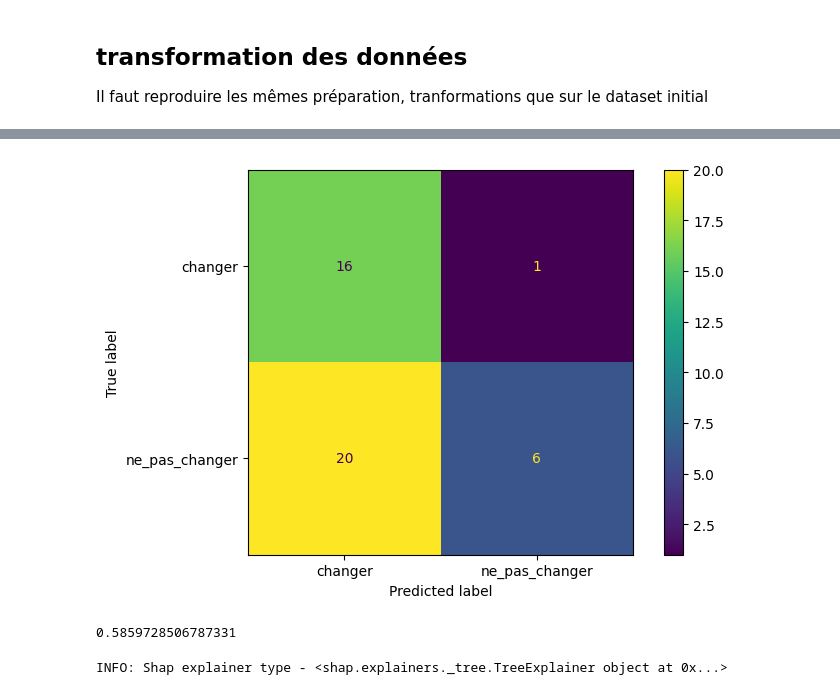
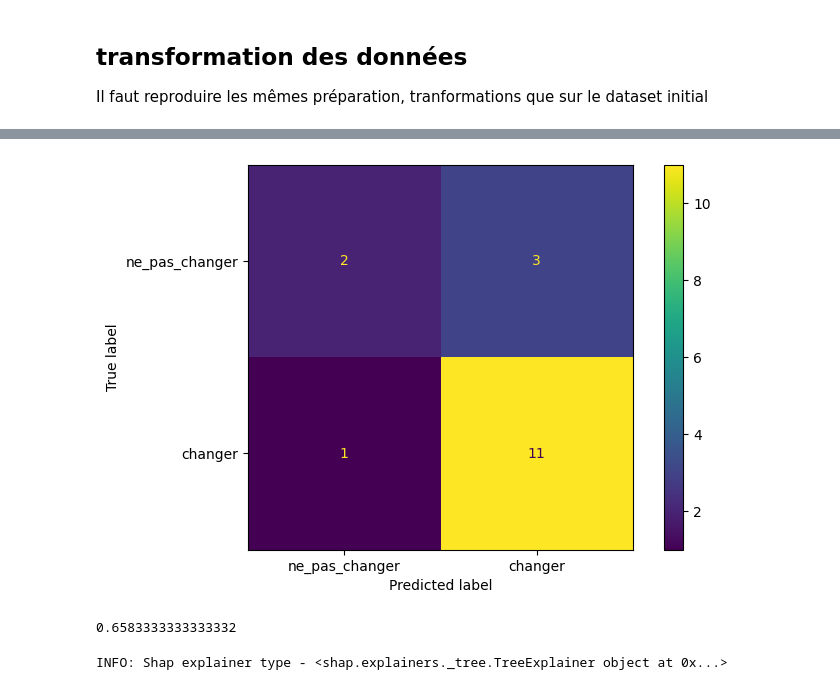
Before and after one commit to ThomasBoucheCours/sensibilisation_explicabilite, a Jupyter notebook: TP/Travaux_pratiques_barometre_changement_climatique_classification.ipynb, the cells around one changed output, grey strips where cells are left out. Saved outputs shown, nothing was run; the diff lists cells and outputs as text; code cells hidden in the pictures.

```diff
--- a/TP/Travaux_pratiques_barometre_changement_climatique_classification.ipynb
+++ b/TP/Travaux_pratiques_barometre_changement_climatique_classification.ipynb
@@ -250,7 +250,7 @@ y = df_reduit["solutions"]
 X = df_reduit.drop(["solutions","number_of_NaNs","Vague"], axis=1)
 # %%
 #Encodage des variables : conversion des variables catégorielles en numérique
-features_cat = [e for e in features if e not in ("solutions", "moyenne_action_individuelle", "Vague")]
+features_cat = [e for e in features if e not in ("solutions", "Vague")]
 
 encoder = OrdinalEncoder(
     cols=features_cat,
@@ -419,7 +418,7 @@ result
 #df_framaform = pd.read_csv("../data/Sondage_TP_barometre.tsv", sep='\t')
 
 df_framaform = pd.read_csv("../data/Sondage_TP_barometre.csv", encoding = 'utf-8', sep='\t')
-df_framaform = df_framaform[df_framaform['Vague']=='TP_DUT2024']
+df_framaform = df_framaform[df_framaform['Vague']=='TP_MASTER2025']
 # %%
 df_framaform.head(1)
 # %% [output]
@@ -428,23 +427,3 @@ df_framaform.head(1)
 # %% [markdown]
 ## transformation des données
 Il faut reproduire les mêmes préparation, tranformations que sur le dataset initial
-# %%
-# création d'une variable sur une note moyenne des actions individuelles que le sondé est prêt à faire
-notes_mapping = {
-    '...vous le faites déjà': 4,
-    '...vous pourriez le faire assez facilement': 3,
-    '...vous pourriez le faire mais difficilement': 2,
-    '...vous ne pouvez pas le faire': 1
-}
-
-def calculer_moyenne(row):
-    notes = [notes_mapping[val] for val in row if val != 'No rep.']
-    return sum(notes) / len(notes) if notes else 0
-
-df_framaform_q20 = df_framaform.filter(like='q20', axis=1).replace({'nan': 'No rep.', np.nan: 'No rep.'})
-
-colonnes_action_individuelle = df_framaform_q20.filter(like='q20')
-
-df_framaform_q20['moyenne_action_individuelle'] = colonnes_action_individuelle.apply(calculer_moyenne, axis=1)
-
-df_framaform_q20['moyenne_action_individuelle'].round().value_counts()
@@ -482,6 +454,6 @@ moyenne_mesures_souhaitables
 Name: count, dtype: int64
 # %%
-df_framaform = pd.concat([df_framaform, df_framaform_q20[['moyenne_action_individuelle']], df_framaform_q21['moyenne_mesures_souhaitables']], axis=1)
+df_framaform = pd.concat([df_framaform, df_framaform_q21['moyenne_mesures_souhaitables']], axis=1)
 # %%
 df_framaform_reduit = df_framaform.copy()
 
@@ -538,17 +510,17 @@ y_framaform=encoder_target.transform(y_framaform)
 # %%
 prediction_framaform = model.predict(X_framaform)
 
 fig_frama, ax = plt.subplots(figsize=(8, 5))
 cmp = ConfusionMatrixDisplay(
-    confusion_matrix(y_framaform, prediction_framaform), display_labels=["changer","ne_pas_changer"])
+    confusion_matrix(y_framaform, prediction_framaform), display_labels=["ne_pas_changer","changer"])
 
 
 cmp.plot(ax=ax)
 plt.show()
 
 fpr, tpr, thresholds = metrics.roc_curve(y_framaform, prediction_framaform, pos_label=2)
 metrics.auc(fpr, tpr)
 # %% [output]
-[figure, old version]
+[figure, new version]
-0.5859728506787331
+0.6583333333333332
 # %%
```
Also changed, not shown: parts of 14 cells of this notebook, 2 other files.
